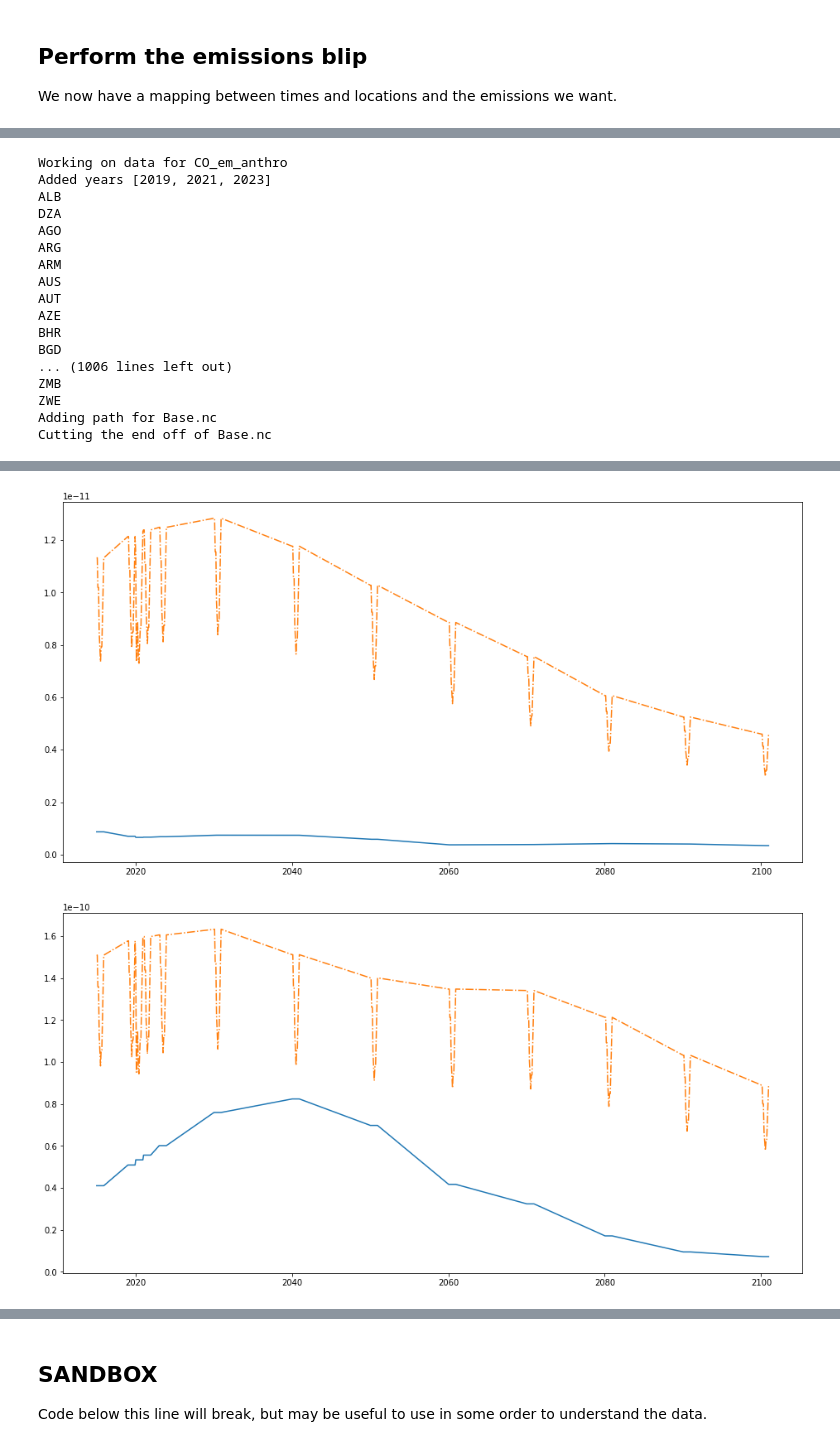
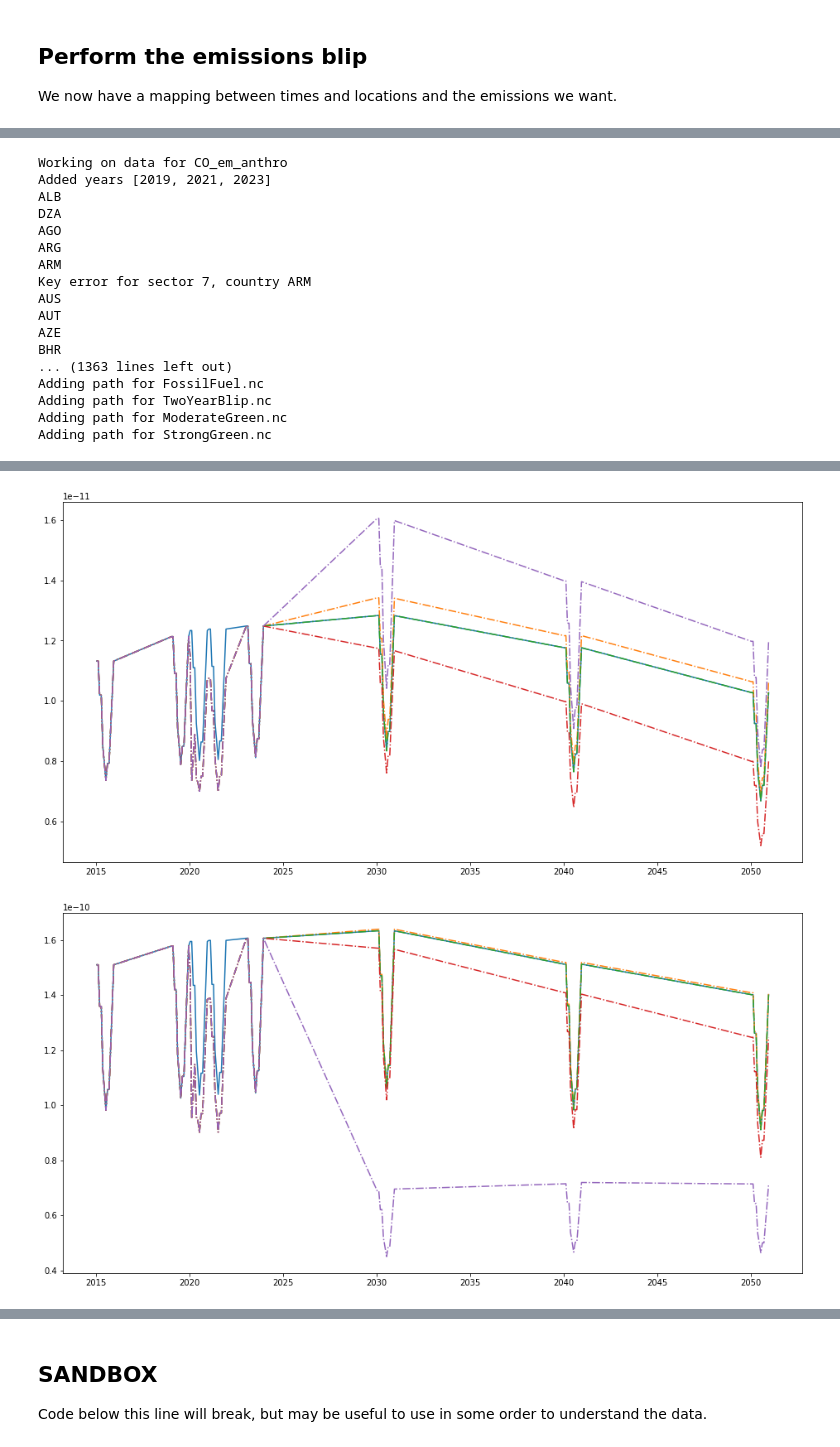
Before and after one commit to Rlamboll/modify_COVID19_netCDF_Emissions, a Jupyter notebook: calculations/calc_aerosols_emissions.ipynb, the cells around one changed output, grey strips where cells are left out. Cells and saved outputs as stored; diff of their text form; code cells hidden in the pictures.

Commit message:
Fixed bug in sector use for constant factor time

```diff
--- a/calculations/calc_aerosols_emissions.ipynb
+++ b/calculations/calc_aerosols_emissions.ipynb
@@ -40,7 +40,7 @@ key_variables = [
     "OC_em_anthro", "SO2_em_anthro", "NOx_em_anthro", "BC_em_anthro"
 ]
 # The name to affix on the variables output
-scenario_string = "test.nc"
+scenario_string = "v3.nc"
 
 def convert_years_to_days(year):
     return (year - 2015) * 365
@@ -74,7 +74,7 @@ path_var_names = {
     "NH3_em_anthro": "nh3(Mt/year)"
 }
 
-pathway_files = [mod_input_baseline, mod_input_ff, mod_input_2yr, mod_input_mg, mod_input_sg]
+pathway_files = [mod_input_ff, mod_input_2yr, mod_input_mg, mod_input_sg]
 
 modify_range = np.arange(2022, 2051.01)
 # %%
@@ -325,19 +325,38 @@ monthly_range
 # %%
 nox_0.close()
 varrate_timeinds = [ind for ind in blip_factors_av.columns if ind < flatrate_start]
+varrate_ind = max(blip_factors_av.columns)
+varrate_ind
+base_string = "_baseline.nc"
+working_string = "_workings.nc"
+cut_str = "cut_"
 # %%
 for fileind in range(len(files_to_blip)):
     file = files_to_blip[fileind]
-    data = copy_netcdf_file(file, input_folder, output_folder, scenario_string)
+    data = cutoff_netcdf_time(
+        input_folder, output_folder, file, tcutoff, scenario_string=scenario_string, compress=False
+    )
     print("Working on data for {}".format(key_variables[fileind]))
     # Insert interpolated points in 2019, 2021 and 2023.
     for year_to_add in years_to_add:
         insert_year_of_data(year_to_add, data)
+    data.close()
+    # This is the correct file for the baseline, but we want it compressed.
+    data = copy_netcdf_file(
+        cut_str + file + scenario_string, output_folder, output_folder, scenario_string=base_string, compress=True
+    )
+    data.close()
+    # Other files will need modification
+    data = copy_netcdf_file(
+        cut_str + file + scenario_string, output_folder, output_folder, scenario_string=working_string, compress=False
+    )
     output = data.variables[key_variables[fileind]][:, :, :, :]
     plt.figure(figsize=(16, 8))
-    plt.plot(data.variables["time"][:]/365 + 2015, output[:,  3, 262, 605])
+    plt.plot(data.variables["time"][:]/365 + 2015, output[:,  2, 262, 605])
     print("Added years {}".format(years_to_add))
-    flatrate_timeinds = np.where((data.variables["time"][:] <= flatrate_end) & (data.variables["time"][:] >= flatrate_start))[0]
+    flatrate_timeinds = np.where(
+        (data.variables["time"][:] <= flatrate_end) & (data.variables["time"][:] >= flatrate_start)
+    )[0]
     # Modify points by a time-and country dependent value in 2020 - 2021
     for country in  all_valid_countries:
         print(country)
@@ -355,19 +374,21 @@ for fileind in range(len(files_to_blip)):
         timeinds = flatrate_timeinds
         for sector in sectors_to_use:
             try:
-                mult_fact = blip_factors_av[-1].loc[country, sector] + 1
+                mult_fact = blip_factors_av[varrate_ind].loc[country, sector] + 1
                 if mult_fact != 1.0: #This saves operations
                     for lati, longi in country_coord_dict[country]:
                         output[timeinds, sector, lati, longi] *= mult_fact
             except KeyError as e:
-                continue
+                print("Key error for sector {}, country {}".format(sector, country))
     data.variables[key_variables[fileind]][:, :, :, :] = output
     data.close()
-    for pathind in [0]: #range(len(pathway_files)): # Just doing baseline now # TODO: do all in future
+    for pathind in range(len(pathway_files)):
         path_file = pathway_files[pathind]
         path_string = path_file.split("_")[0] + ".nc"
         print("Adding path for {}".format(path_string))
-        data = copy_netcdf_file(file + scenario_string, output_folder, output_folder, "_")
+        data = copy_netcdf_file(
+            cut_str + file + scenario_string + working_string, output_folder, output_folder, "_", remove_string=working_string
+        )
         output = data.variables[key_variables[fileind]][:, :, :, :]
         path_df = pd.read_excel(mod_input_folder + path_file, header=0, index_col=1, sheet_name="Emissions")
         for time in monthly_range:
@@ -381,9 +402,8 @@ for fileind in range(len(files_to_blip)):
         )
         data.variables[key_variables[fileind]][:, :, :, :] = output
         data.close()
-        print("Cutting the end off of {}".format(path_string))
-        data = cutoff_netcdf_time(
-            output_folder, output_folder, file + scenario_string + "_", tcutoff, scenario_string=path_string
+        data = copy_netcdf_file(
+            cut_str + file + scenario_string + "_", output_folder, output_folder, scenario_string=path_string, compress=True
         )
         data.close()
 # %% [output]
@@ -394,13 +414,13 @@ DZA
 AGO
 ARG
 ARM
+Key error for sector 7, country ARM
 AUS
 AUT
 AZE
 BHR
-BGD
-... (1006 lines left out)
-ZMB
-ZWE
-Adding path for Base.nc
-Cutting the end off of Base.nc
+... (1363 lines left out)
+Adding path for FossilFuel.nc
+Adding path for TwoYearBlip.nc
+Adding path for ModerateGreen.nc
+Adding path for StrongGreen.nc
@@ -408,2 +428,2 @@ Cutting the end off of Base.nc
-[figure, old version]
+[figure, new version]
-[figure, old version]
+[figure, new version]
```
Also changed, not shown: parts of 12 cells of this notebook, 1 other file.
